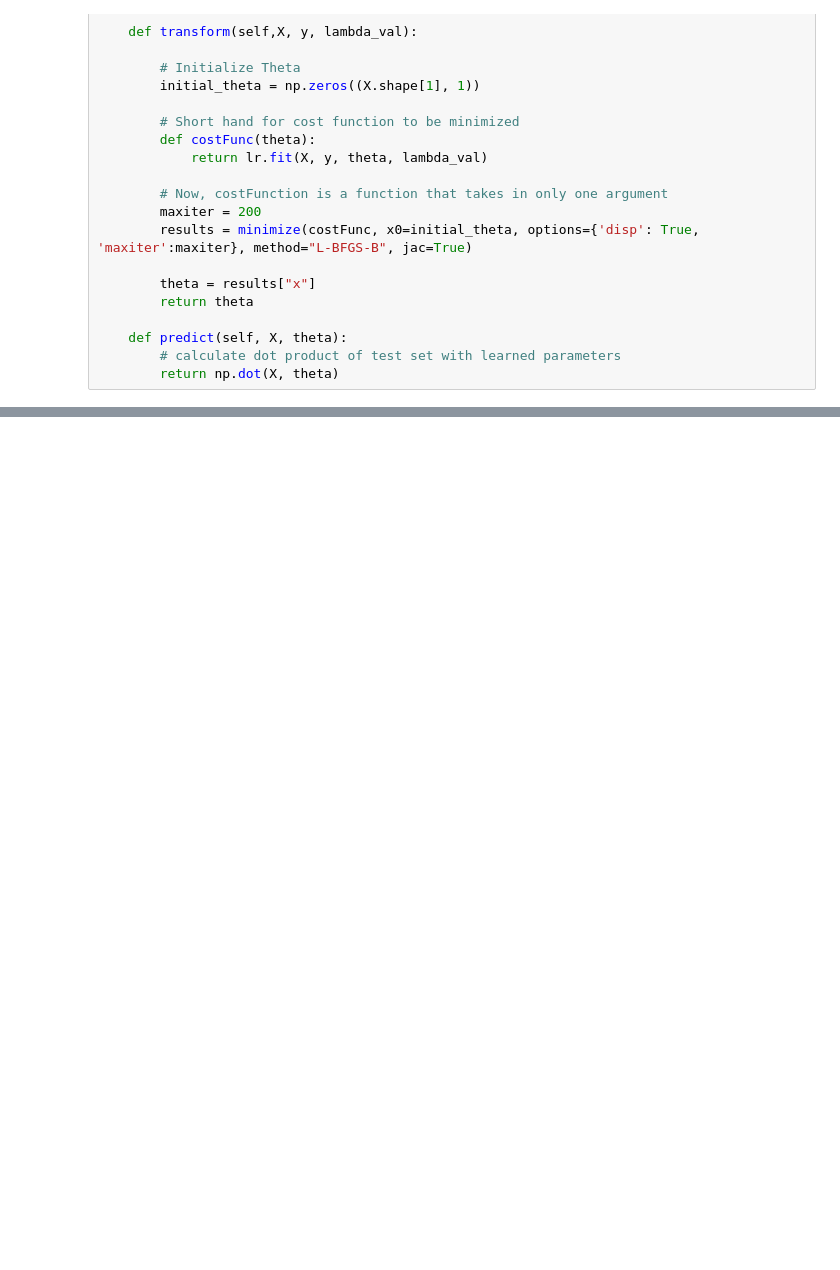
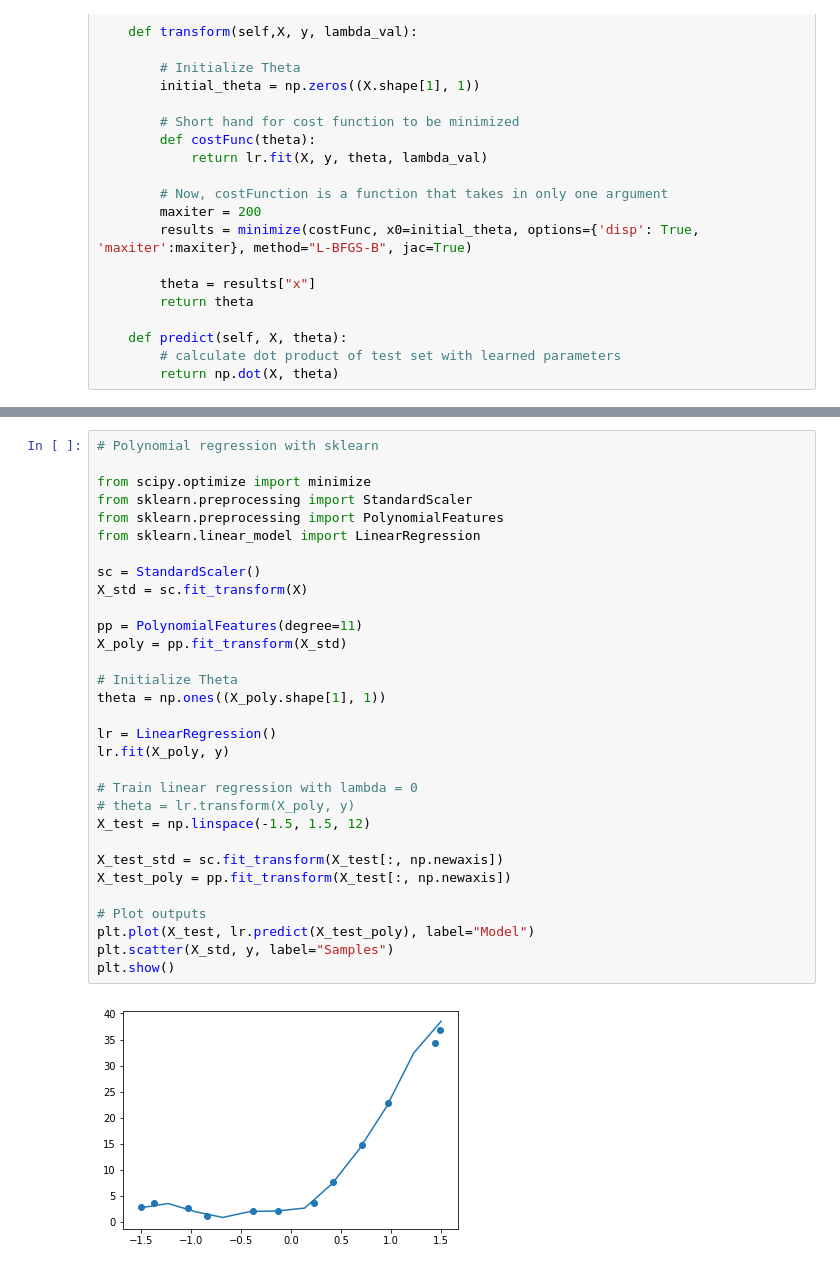
Before and after one commit to SatioO/PythonML, a Jupyter notebook: Regression Problems/Polynormial_Regression.ipynb, the cells around one changed output, grey strips where cells are left out. Saved outputs shown, nothing was run; the diff lists cells and outputs as text; blank space fills up the shorter version.

```diff
--- a/Regression Problems/Polynormial_Regression.ipynb
+++ b/Regression Problems/Polynormial_Regression.ipynb
@@ -113,0 +94,33 @@ for f in range(y_pred.shape[0]):
+# %%
+# Polynomial regression with sklearn
+
+from scipy.optimize import minimize
+from sklearn.preprocessing import StandardScaler
+from sklearn.preprocessing import PolynomialFeatures
+from sklearn.linear_model import LinearRegression
+
+sc = StandardScaler()
+X_std = sc.fit_transform(X)
+
+pp = PolynomialFeatures(degree=11)
+X_poly = pp.fit_transform(X_std)
+
+# Initialize Theta
+theta = np.ones((X_poly.shape[1], 1))
+
+lr = LinearRegression()
+lr.fit(X_poly, y)
+
+# Train linear regression with lambda = 0
+# theta = lr.transform(X_poly, y)
+X_test = np.linspace(-1.5, 1.5, 12)
+
+X_test_std = sc.fit_transform(X_test[:, np.newaxis])
+X_test_poly = pp.fit_transform(X_test[:, np.newaxis])
+
+# Plot outputs
+plt.plot(X_test, lr.predict(X_test_poly), label="Model")
+plt.scatter(X_std, y, label="Samples")
+plt.show()
+# %% [output]
+[figure, added]
```
Also changed, not shown: parts of 4 cells of this notebook, 3 other files.
